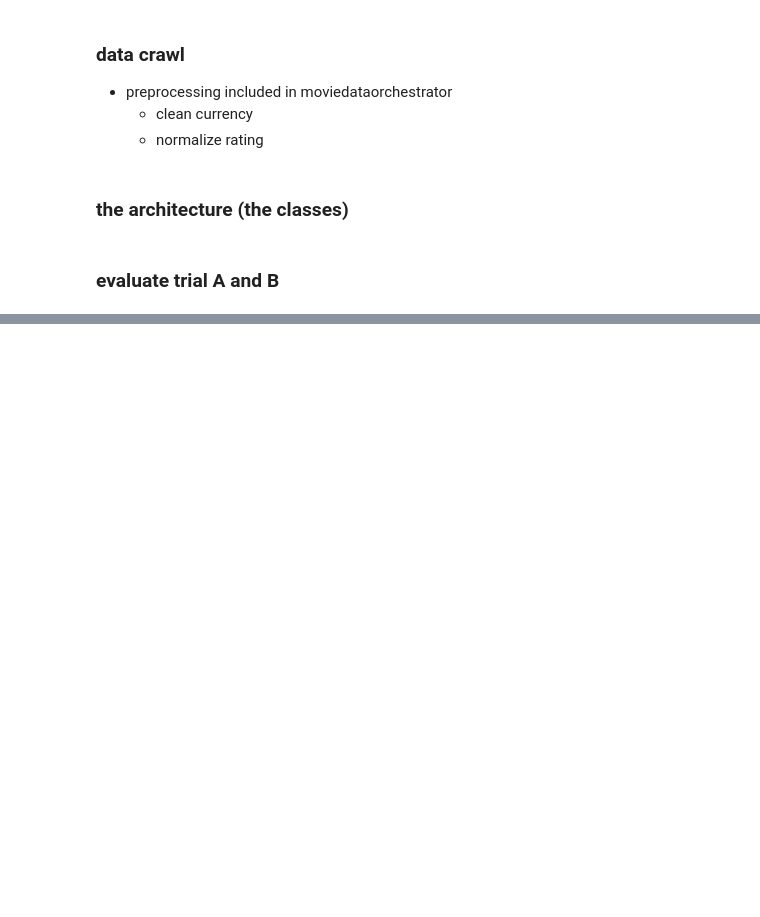
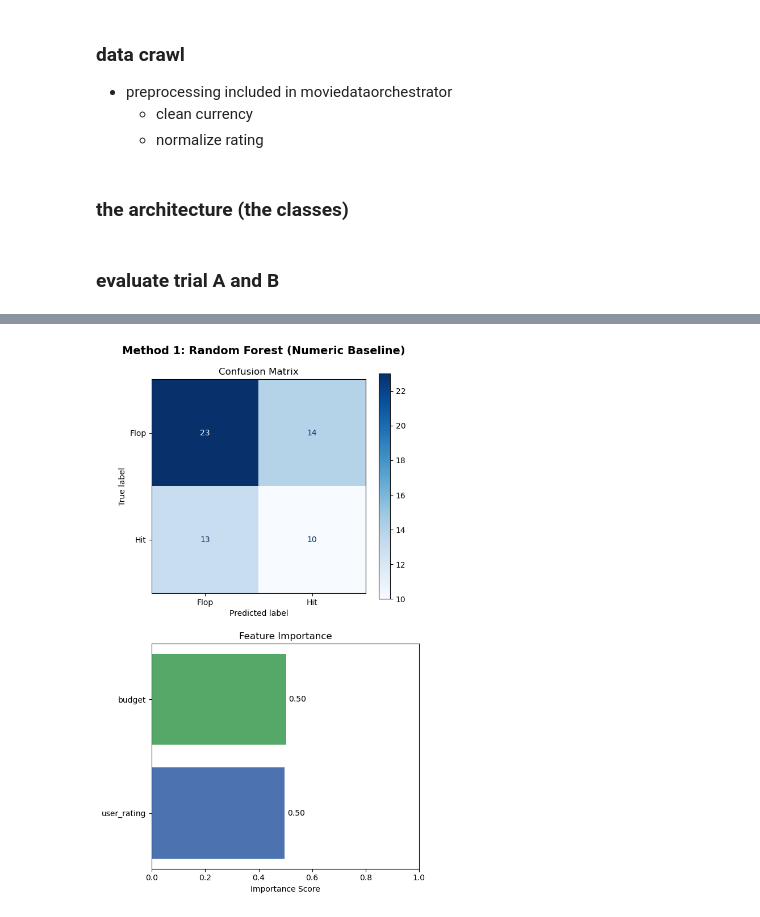
Before and after one commit to diane-zhou/psych186b-project, a Jupyter notebook: all_model_code.ipynb, the cells around one changed output, grey strips where cells are left out. Drawn from its saved outputs; the diff is of its cells as text; code cells hidden in the pictures; blank space fills up the shorter version.

```diff
--- a/all_model_code.ipynb
+++ b/all_model_code.ipynb
@@ -413,3 +634,33 @@ Method 1 (Numeric Only) F1-Score: 0.630
+# %%
+# Visualisation: Confusion Matrix and Feature Importance for Method 1
+from sklearn.metrics import ConfusionMatrixDisplay
+
+fig, axes = plt.subplots(2, 1, figsize=(6, 10))
+fig.suptitle("Method 1: Random Forest (Numeric Baseline)", fontsize=14, fontweight='bold')
+
+# ── Left: Confusion Matrix ────────────────────────────────────────────────
+ConfusionMatrixDisplay.from_predictions(
+    test_df['label'], m1_preds,
+    display_labels=["Flop", "Hit"],
+    cmap="Blues",
+    ax=axes[0]
+)
+axes[0].set_title("Confusion Matrix")
+
+# ── Right: Feature Importance ─────────────────────────────────────────────
+importances = rf_model.feature_importances_
+axes[1].barh(numeric_feats, importances, color=["#4C72B0", "#55A868", "#C44E52"])
+axes[1].set_xlabel("Importance Score")
+axes[1].set_title("Feature Importance")
+axes[1].set_xlim(0, 1)
+
+for i, v in enumerate(importances):
+    axes[1].text(v + 0.01, i, f"{v:.2f}", va='center', fontsize=10)
+
+plt.tight_layout()
+plt.show()
+# %% [output]
+[figure, added]
 # %%
 # METHOD 2: BERT ONLY (Qualitative Baseline Only)
 
```
Also changed, not shown: parts of 14 cells of this notebook.
